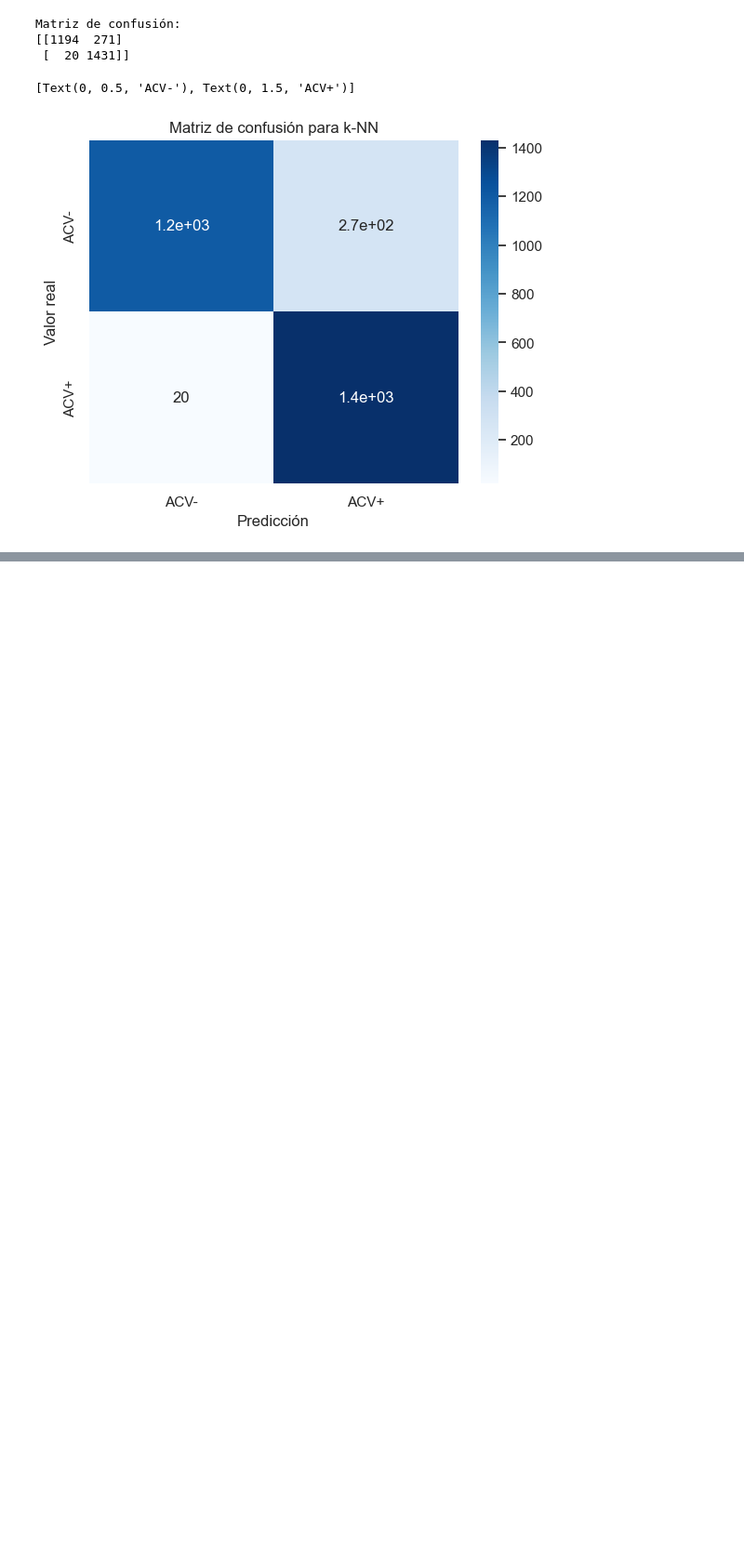
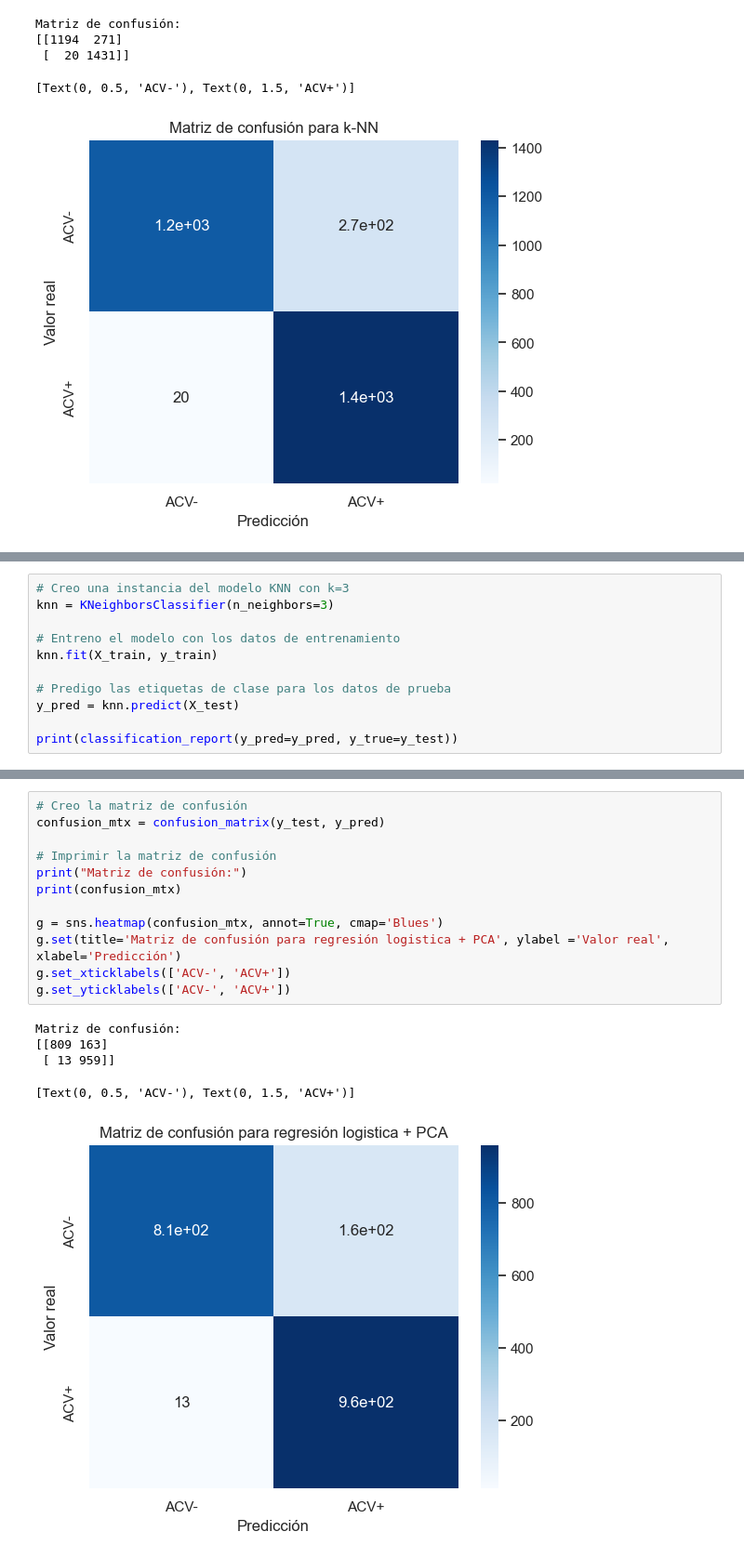
Before and after one commit to patricioneri/Stroke_analysis, a Jupyter notebook: Proyecto_Final Garcia.ipynb, the cells around one changed output, grey strips where cells are left out. Shown: that part at 93% size. Saved outputs shown, nothing was run; the diff lists cells and outputs as text; blank space fills up the shorter version.

```diff
--- a/Proyecto_Final Garcia.ipynb
+++ b/Proyecto_Final Garcia.ipynb
@@ -596,0 +670,11 @@ Matriz de confusión:
+# %%
+# Creo una instancia del modelo KNN con k=3
+knn = KNeighborsClassifier(n_neighbors=3)
+
+# Entreno el modelo con los datos de entrenamiento
+knn.fit(X_train, y_train)
+
+# Predigo las etiquetas de clase para los datos de prueba
+y_pred = knn.predict(X_test)
+
+print(classification_report(y_pred=y_pred, y_true=y_test))
@@ -597,3 +690,21 @@ Matriz de confusión:
+# %%
+# Creo la matriz de confusión
+confusion_mtx = confusion_matrix(y_test, y_pred)
+
+# Imprimir la matriz de confusión
+print("Matriz de confusión:")
+print(confusion_mtx)
+
+g = sns.heatmap(confusion_mtx, annot=True, cmap='Blues')
+g.set(title='Matriz de confusión para regresión logistica + PCA', ylabel ='Valor real', xlabel='Predicción')
+g.set_xticklabels(['ACV-', 'ACV+'])
+g.set_yticklabels(['ACV-', 'ACV+'])
+# %% [output]
+Matriz de confusión:
+[[809 163]
+ [ 13 959]]
+[Text(0, 0.5, 'ACV-'), Text(0, 1.5, 'ACV+')]
+[figure, added]
 # %% [markdown]
 ## Conclusiones
 
```
Also changed, not shown: parts of 12 cells of this notebook.
